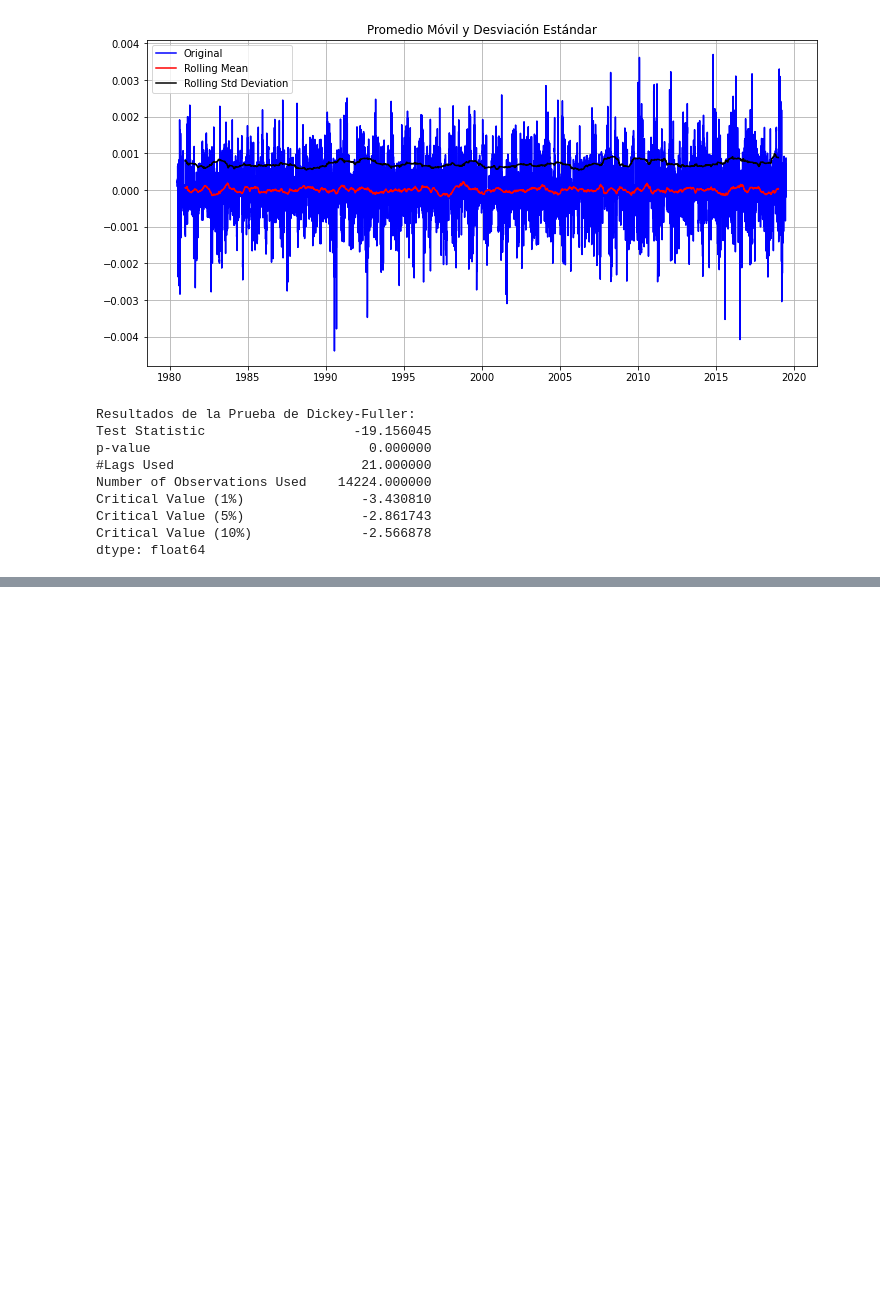
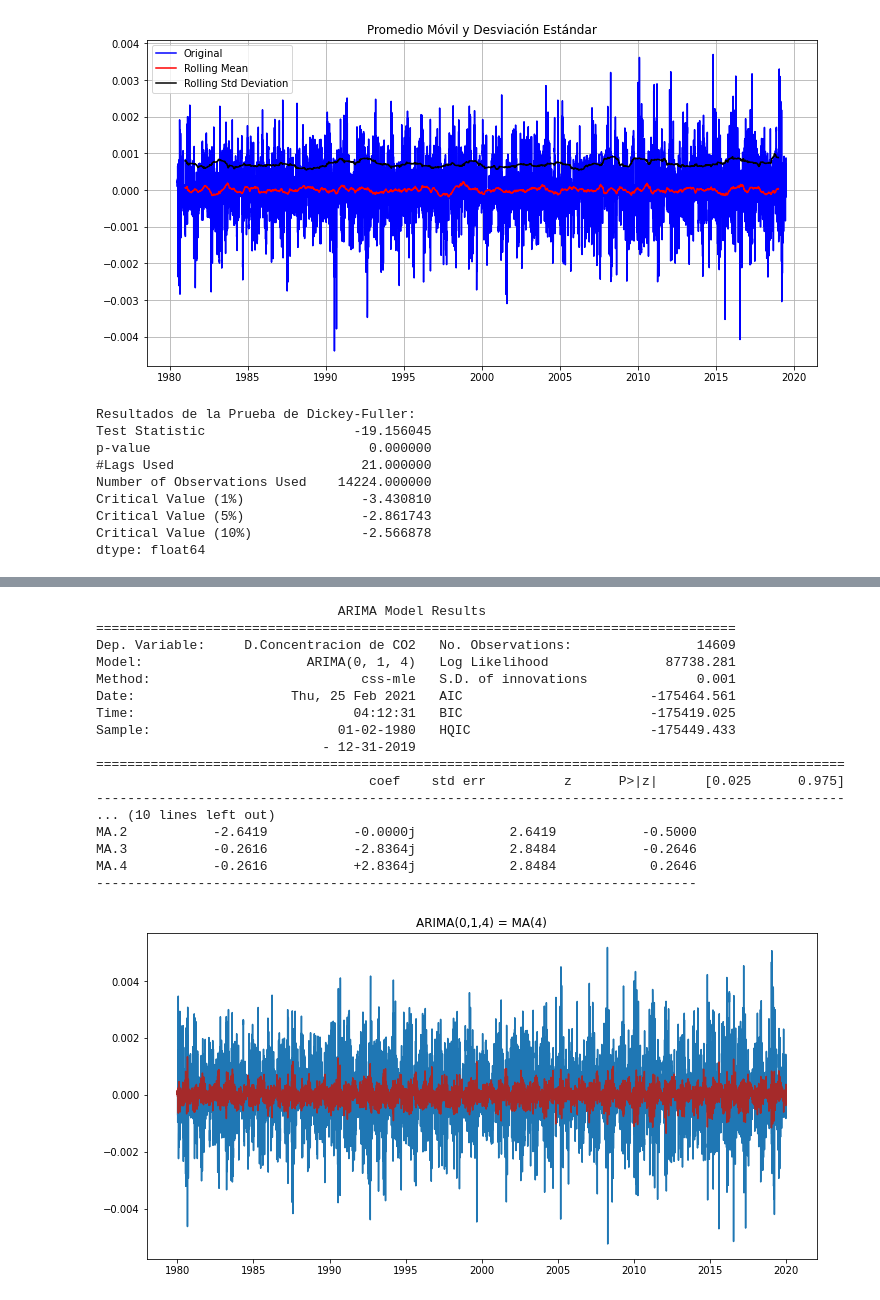
Before and after one commit to RaulACortez/FisicaComputacional1, a Jupyter notebook: FisicaComputacional1/Evaluación1/Evaluación1.ipynb, the cells around one changed output, grey strips where cells are left out. Cells and saved outputs as stored; diff of their text form; code cells hidden in the pictures; blank space fills up the shorter version.

```diff
--- a/FisicaComputacional1/Evaluación1/Evaluación1.ipynb
+++ b/FisicaComputacional1/Evaluación1/Evaluación1.ipynb
@@ -374,0 +437,27 @@ dtype: float64
+# %%
+# Modelo MA(q): (p,d,q) = (0,1,4)
+model = ARIMA(ts_test_log, order=(0,1,4), missing='drop')
+results_MA = model.fit(displ=-1)
+plt.plot(ts_test_log_diff)
+plt.plot(results_MA.fittedvalues, color='brown')
+plt.title('ARIMA(0,1,4) = MA(4)')
+print(results_MA.summary())
+# %% [output]
+                               ARIMA Model Results
+==================================================================================
+Dep. Variable:     D.Concentracion de CO2   No. Observations:                14609
+Model:                     ARIMA(0, 1, 4)   Log Likelihood               87738.281
+Method:                           css-mle   S.D. of innovations              0.001
+Date:                    Thu, 25 Feb 2021   AIC                        -175464.561
+Time:                            04:12:31   BIC                        -175419.025
+Sample:                        01-02-1980   HQIC                       -175449.433
+                             - 12-31-2019
+================================================================================================
+                                   coef    std err          z      P>|z|      [0.025      0.975]
+------------------------------------------------------------------------------------------------
+... (10 lines left out)
+MA.2           -2.6419           -0.0000j            2.6419           -0.5000
+MA.3           -0.2616           -2.8364j            2.8484           -0.2646
+MA.4           -0.2616           +2.8364j            2.8484            0.2646
+-----------------------------------------------------------------------------
+[figure, added]
```
Also changed, not shown: parts of 9 cells of this notebook.
